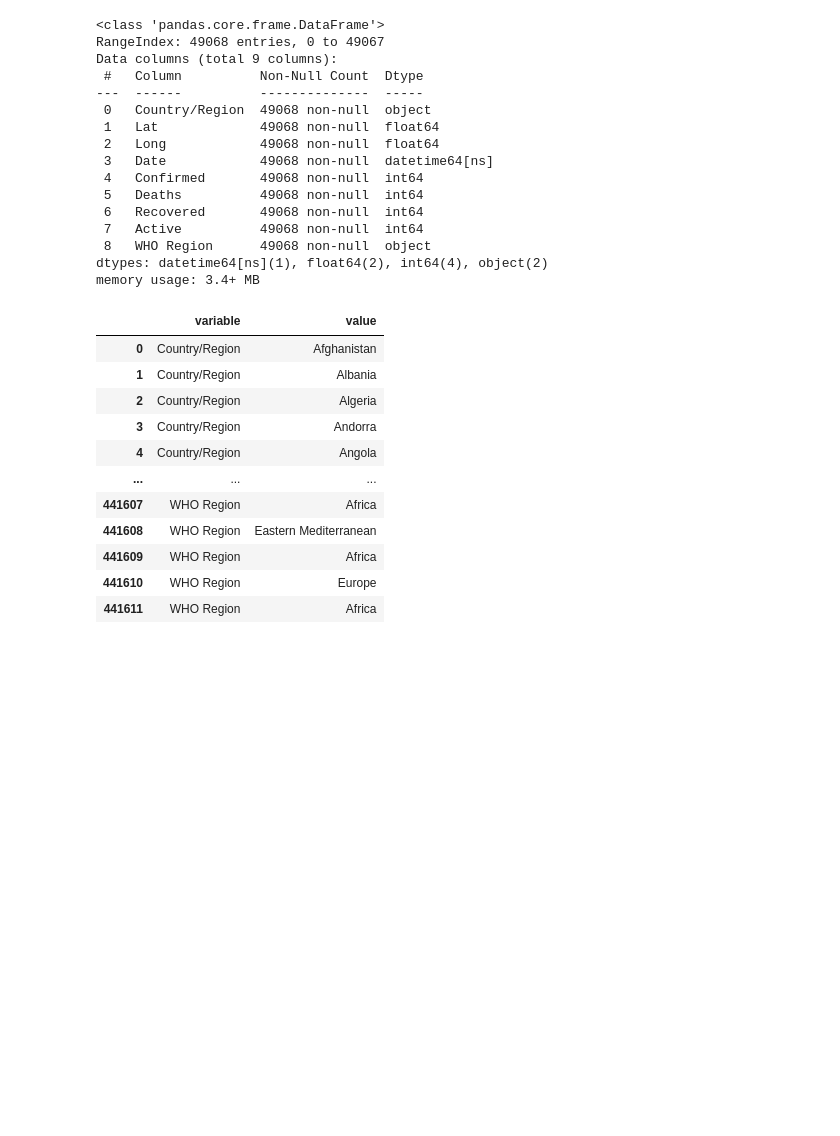
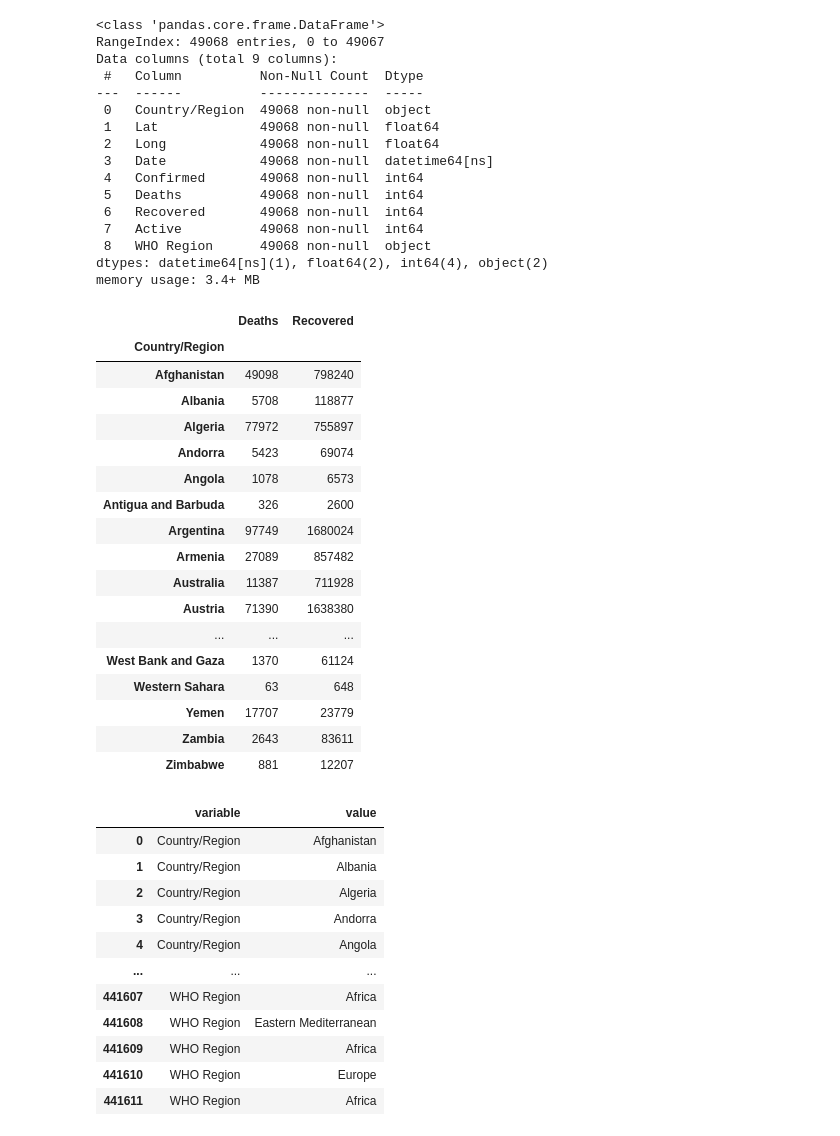
Before and after one commit to AIBabyTeaching/ML-Material, a Jupyter notebook: pandas.ipynb, the cells around one changed output. Cells and saved outputs as stored; diff of their text form; code cells hidden in the pictures; blank space fills up the shorter version.

```diff
--- a/pandas.ipynb
+++ b/pandas.ipynb
@@ -126,6 +153,27 @@ Data columns (total 9 columns):
  8   WHO Region      49068 non-null  object
 dtypes: datetime64[ns](1), float64(2), int64(4), object(2)
 memory usage: 3.4+ MB
+# %%
+df.groupby('Country/Region')[['Deaths','Recovered']].sum()
+# %% [output]
+|  | Deaths | Recovered |
+| Country/Region |  |  |
+| Afghanistan | 49098 | 798240 |
+| Albania | 5708 | 118877 |
+| Algeria | 77972 | 755897 |
+| Andorra | 5423 | 69074 |
+| Angola | 1078 | 6573 |
+| Antigua and Barbuda | 326 | 2600 |
+| Argentina | 97749 | 1680024 |
+| Armenia | 27089 | 857482 |
+| Australia | 11387 | 711928 |
+| Austria | 71390 | 1638380 |
+| ... | ... | ... |
+| West Bank and Gaza | 1370 | 61124 |
+| Western Sahara | 63 | 648 |
+| Yemen | 17707 | 23779 |
+| Zambia | 2643 | 83611 |
+| Zimbabwe | 881 | 12207 |
 # %%
 pd.melt(df)
 # %% [output]
```
Also changed, not shown: parts of 5 cells of this notebook.
